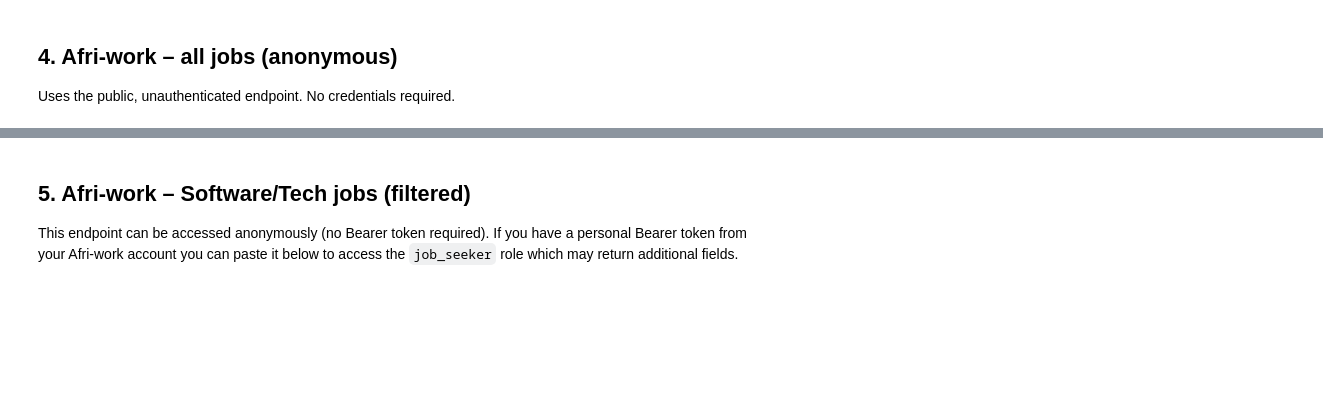
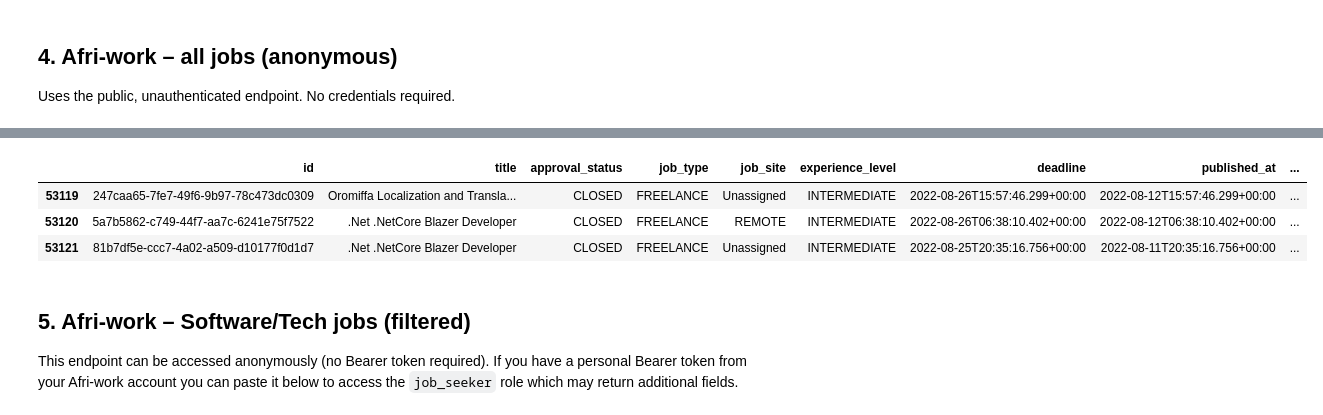
Before and after one commit to VentureScope/Data-ML, a Jupyter notebook: afriwork_hahu_scraper.ipynb, the cells around one changed output, grey strips where cells are left out. Cells and saved outputs as stored; diff of their text form; code cells hidden in the pictures; blank space fills up the shorter version.

```diff
--- a/afriwork_hahu_scraper.ipynb
+++ b/afriwork_hahu_scraper.ipynb
@@ -203,3 +202,10 @@ Fetching all Afri-work jobs…
+# %%
+df_aw_all.tail(3)
+# %% [output]
+|  | id | title | approval_status | job_type | job_site | experience_level | deadline | published_at | ... |
+| 53119 | 247caa65-7fe7-49f6-9b97-78c473dc0309 | Oromiffa Localization and Transla... | CLOSED | FREELANCE | Unassigned | INTERMEDIATE | 2022-08-26T15:57:46.299+00:00 | 2022-08-12T15:57:46.299+00:00 | ... |
+| 53120 | 5a7b5862-c749-44f7-aa7c-6241e75f7522 | .Net .NetCore Blazer Developer | CLOSED | FREELANCE | REMOTE | INTERMEDIATE | 2022-08-26T06:38:10.402+00:00 | 2022-08-12T06:38:10.402+00:00 | ... |
+| 53121 | 81b7df5e-ccc7-4a02-a509-d10177f0d1d7 | .Net .NetCore Blazer Developer | CLOSED | FREELANCE | Unassigned | INTERMEDIATE | 2022-08-25T20:35:16.756+00:00 | 2022-08-11T20:35:16.756+00:00 | ... |
 # %% [markdown]
 ## 5. Afri-work – Software/Tech jobs (filtered)
 
```
Also changed, not shown: parts of 6 cells of this notebook, 12 other files.
